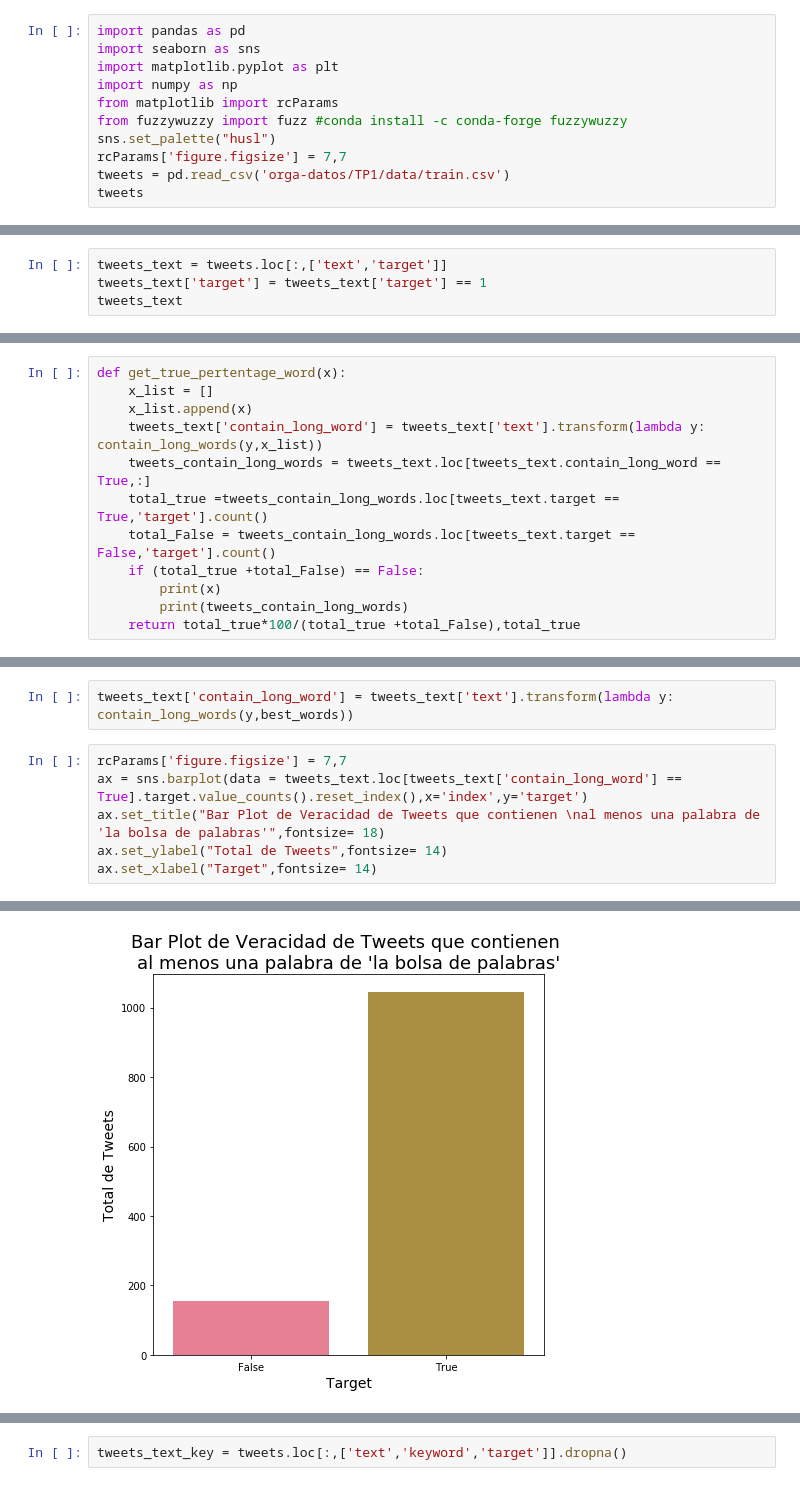
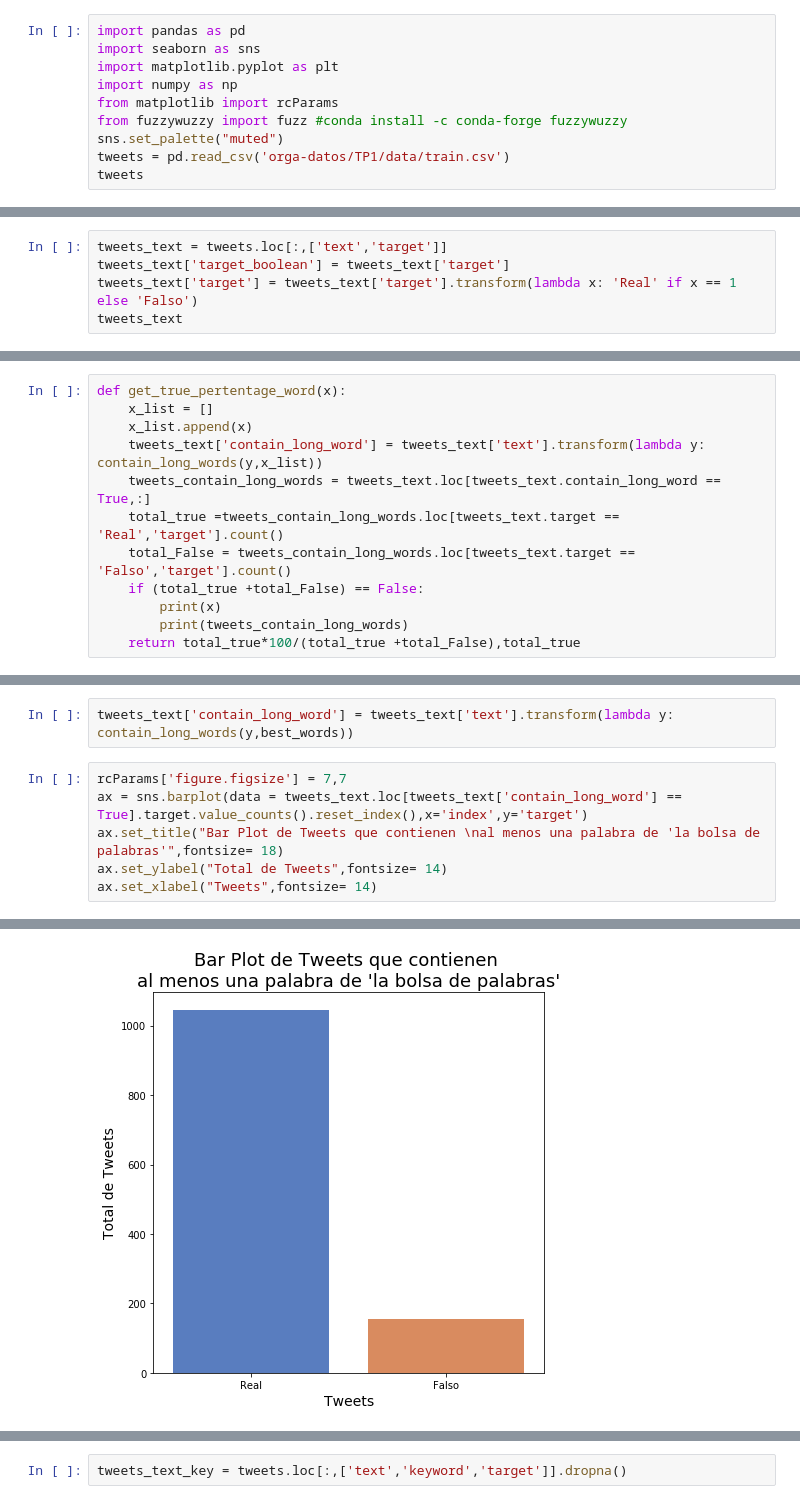
Before and after one commit to danielacarrero/orga-datos, a Jupyter notebook: TP1/tp1.ipynb, the cells around one changed output, grey strips where cells are left out. Cells and saved outputs as stored; diff of their text form.

```diff
--- a/TP1/tp1.ipynb
+++ b/TP1/tp1.ipynb
@@ -5,8 +5,7 @@ import matplotlib.pyplot as plt
 import numpy as np
 from matplotlib import rcParams
 from fuzzywuzzy import fuzz #conda install -c conda-forge fuzzywuzzy
-sns.set_palette("husl")
-rcParams['figure.figsize'] = 7,7
+sns.set_palette("muted")
 tweets = pd.read_csv('orga-datos/TP1/data/train.csv')
 tweets
 # %% [output]
@@ -25,6 +24,7 @@ tweets
 7613 rows × 5 columns
 # %%
 tweets_text = tweets.loc[:,['text','target']]
-tweets_text['target'] = tweets_text['target'] == 1
+tweets_text['target_boolean'] = tweets_text['target']
+tweets_text['target'] = tweets_text['target'].transform(lambda x: 'Real' if x == 1 else 'Falso')
 tweets_text
 # %% [output]
@@ -310,8 +310,8 @@ def get_true_pertentage_word(x):
     x_list.append(x)
     tweets_text['contain_long_word'] = tweets_text['text'].transform(lambda y: contain_long_words(y,x_list))
     tweets_contain_long_words = tweets_text.loc[tweets_text.contain_long_word == True,:]
-    total_true =tweets_contain_long_words.loc[tweets_text.target == True,'target'].count()
-    total_False = tweets_contain_long_words.loc[tweets_text.target == False,'target'].count()
+    total_true =tweets_contain_long_words.loc[tweets_text.target == 'Real','target'].count()
+    total_False = tweets_contain_long_words.loc[tweets_text.target == 'Falso','target'].count()
     if (total_true +total_False) == False:
         print(x)
         print(tweets_contain_long_words)
@@ -332,7 +332,7 @@ tweets_text['contain_long_word'] = tweets_text['text'].transform(lambda y: conta
 # %%
 rcParams['figure.figsize'] = 7,7
 ax = sns.barplot(data = tweets_text.loc[tweets_text['contain_long_word'] == True].target.value_counts().reset_index(),x='index',y='target')
-ax.set_title("Bar Plot de Veracidad de Tweets que contienen \nal menos una palabra de 'la bolsa de palabras'",fontsize= 18)
+ax.set_title("Bar Plot de Tweets que contienen \nal menos una palabra de 'la bolsa de palabras'",fontsize= 18)
 ax.set_ylabel("Total de Tweets",fontsize= 14)
-ax.set_xlabel("Target",fontsize= 14)
+ax.set_xlabel("Tweets",fontsize= 14)
 # %% [output]
@@ -340,2 +340,2 @@ Text(0.5, 0, 'Target')
-[figure, old version]
+[figure, new version]
 # %% [markdown]
```
Also changed, not shown: parts of 24 cells of this notebook.
